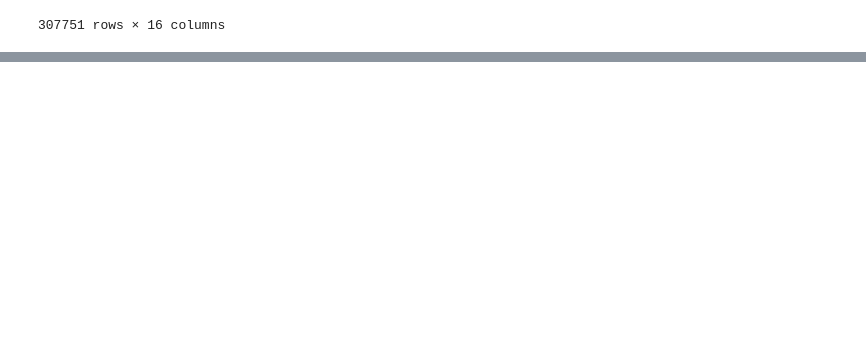
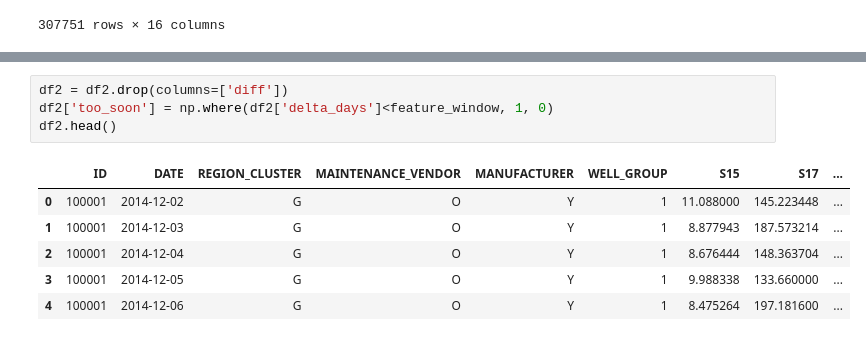
Before and after one commit to amitsas94/equipment_failure, a Jupyter notebook: components/EDA_equipment_failure.ipynb, the cells around one changed output, grey strips where cells are left out. Drawn from its saved outputs; the diff is of its cells as text; blank space fills up the shorter version.

```diff
--- a/components/EDA_equipment_failure.ipynb
+++ b/components/EDA_equipment_failure.ipynb
@@ -217,0 +353,11 @@ df
+# %%
+df2 = df2.drop(columns=['diff'])
+df2['too_soon'] = np.where(df2['delta_days']<feature_window, 1, 0)
+df2.head()
+# %% [output]
+|  | ID | DATE | REGION_CLUSTER | MAINTENANCE_VENDOR | MANUFACTURER | WELL_GROUP | S15 | S17 | ... |
+| 0 | 100001 | 2014-12-02 | G | O | Y | 1 | 11.088000 | 145.223448 | ... |
+| 1 | 100001 | 2014-12-03 | G | O | Y | 1 | 8.877943 | 187.573214 | ... |
+| 2 | 100001 | 2014-12-04 | G | O | Y | 1 | 8.676444 | 148.363704 | ... |
+| 3 | 100001 | 2014-12-05 | G | O | Y | 1 | 9.988338 | 133.660000 | ... |
+| 4 | 100001 | 2014-12-06 | G | O | Y | 1 | 8.475264 | 197.181600 | ... |
```
Also changed, not shown: parts of 12 cells of this notebook.
